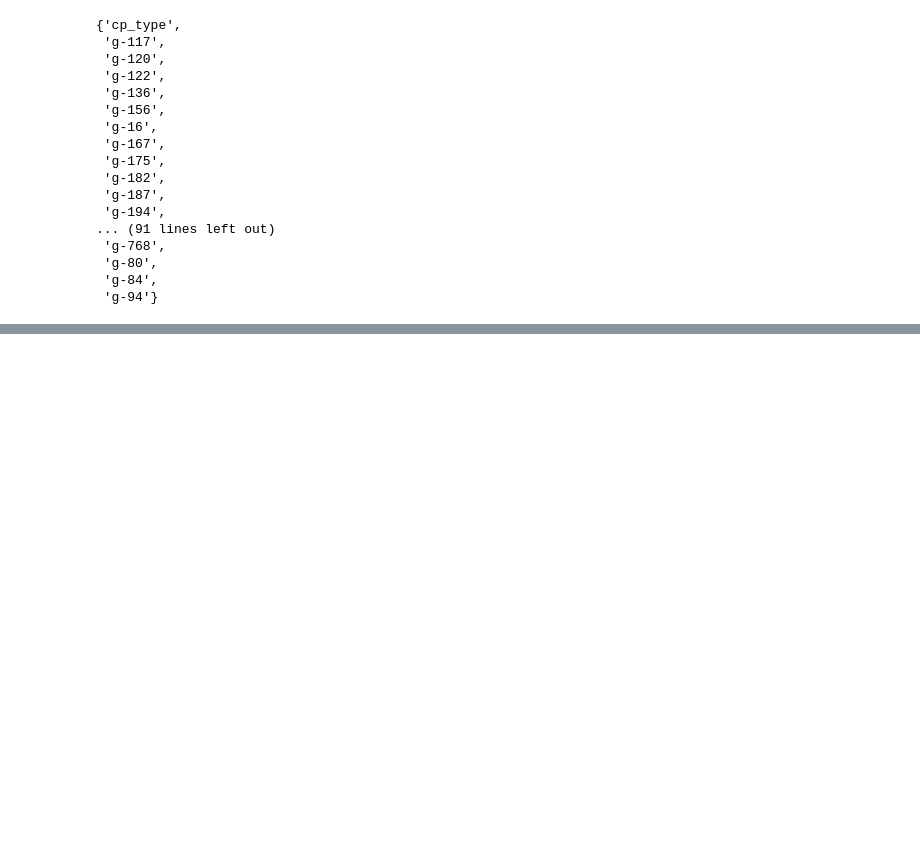
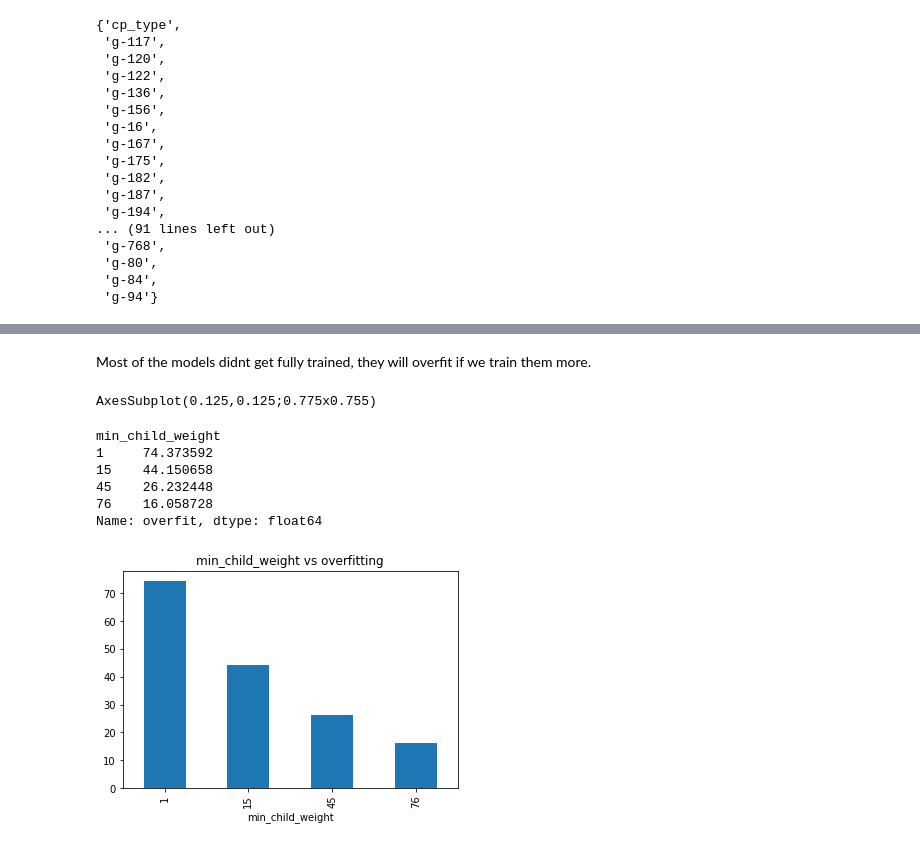
Before and after one commit to Seeker875/MoADrugDiscovery, a Jupyter notebook: dev/xgBoostParamTune.ipynb, the cells around one changed output, grey strips where cells are left out. Saved outputs shown, nothing was run; the diff lists cells and outputs as text; code cells hidden in the pictures; blank space fills up the shorter version.

```diff
--- a/dev/xgBoostParamTune.ipynb
+++ b/dev/xgBoostParamTune.ipynb
@@ -468,15 +468,6 @@ paramResults2.sort_values(['test-logloss']).head(20)
 best round greater than >975 means model has the potential to train more
 
 We can pick least over fitted from top 5 with lowest loss or take 1 model from least overfitted ones with less drop in performance
-# %%
-def overFitRelations(paramName,paramResults):
-    '''
-    Arg - paramName
-    returns a plot and a df showing over fit relation
-    '''
-    df = paramResults.groupby([paramName])['overfit'].mean()
-    print(df.plot.bar(title=f'{paramName} vs overfitting'))
-    return df
 # %%
 paramResults2.sort_values(['overfit']).head(10)
 # %% [output]
@@ -913,0 +974,13 @@ pd.DataFrame(finVars).to_csv('../dumps/finVars_cyclooxygenase_inhibitor.csv')
+# %% [markdown]
+Most of the models didnt get fully trained, they will overfit if we train them more.
+# %%
+overFitRelations('min_child_weight',paramResults=Finparams)
+# %% [output]
+AxesSubplot(0.125,0.125;0.775x0.755)
+min_child_weight
+1     74.373592
+15    44.150658
+45    26.232448
+76    16.058728
+Name: overfit, dtype: float64
+[figure, added]
```
Also changed, not shown: parts of 16 cells of this notebook, 2 other files.
